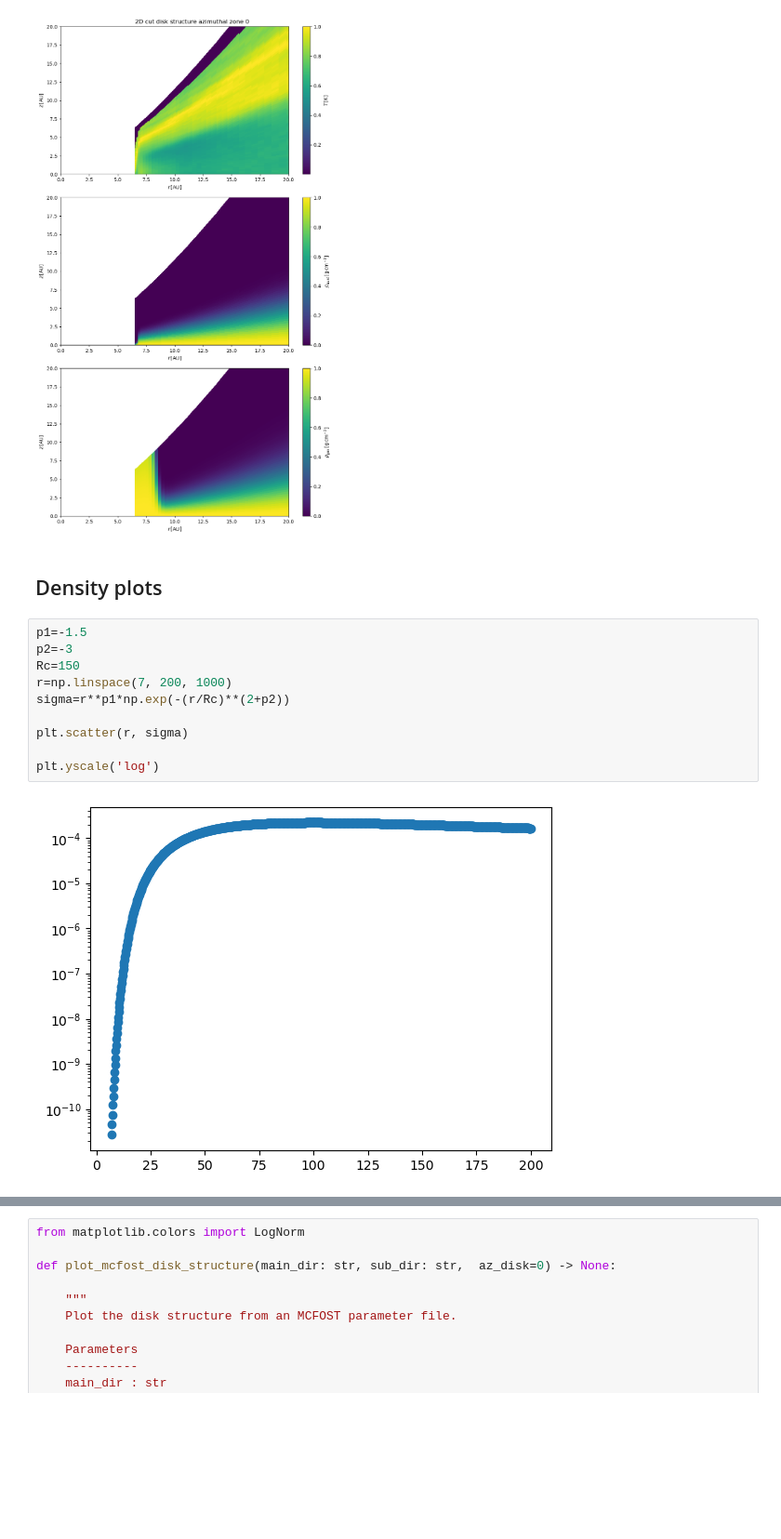
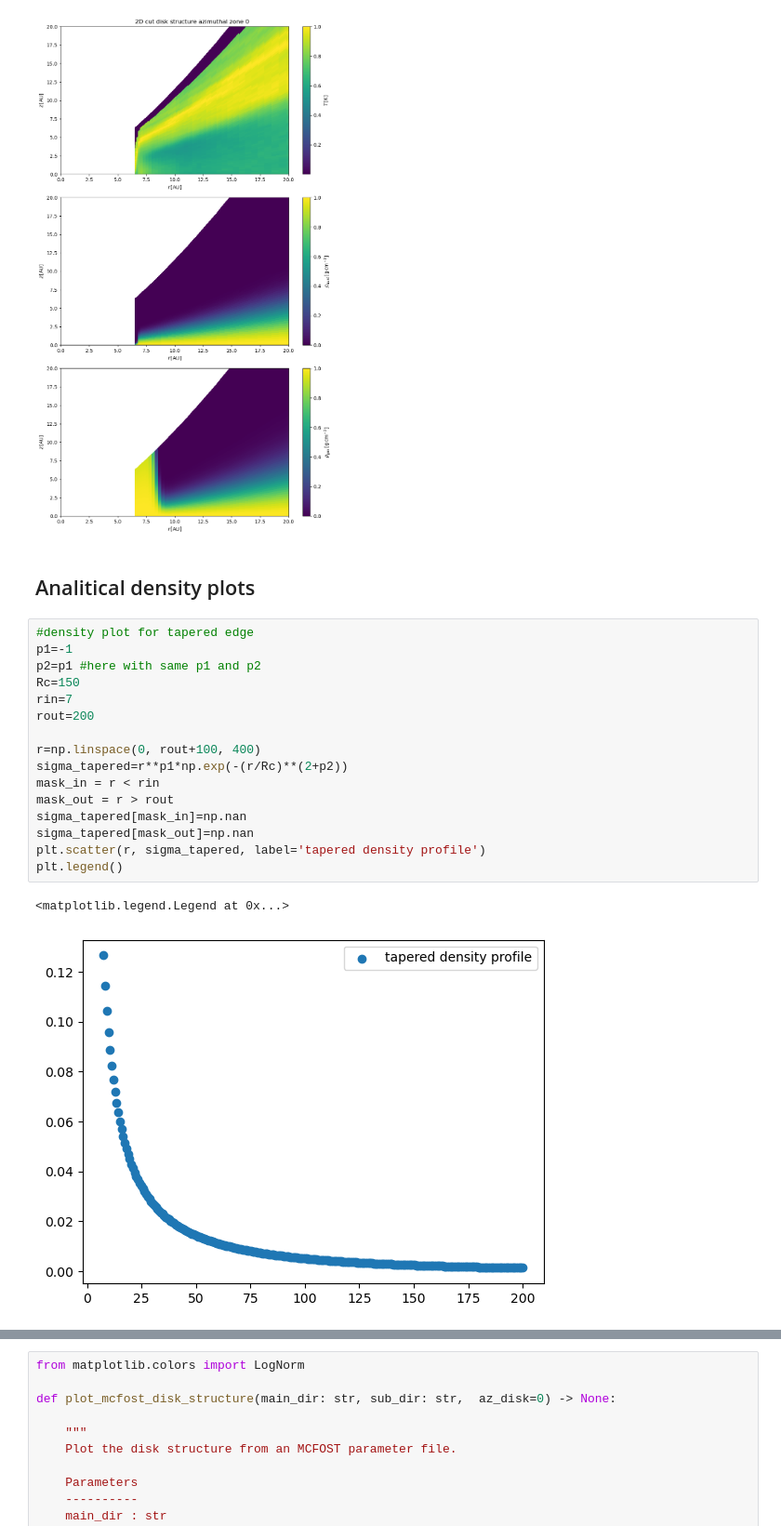
Before and after one commit to kandrych/modelling_optimisation, a Jupyter notebook: scripts/density_check.ipynb, the cells around one changed output, grey strips where cells are left out. Shown at 93% size. Cells and saved outputs as stored; diff of their text form; blank space fills up the shorter version.

```diff
--- a/scripts/density_check.ipynb
+++ b/scripts/density_check.ipynb
@@ -245,16 +245,23 @@ plt.show()
 # %% [output]
 [figure]
 # %% [markdown]
-## Density plots
+## Analitical density plots
 # %%
-p1=-1.5
-p2=-3
+#density plot for tapered edge
+p1=-1
+p2=p1 #here with same p1 and p2
 Rc=150
-r=np.linspace(7, 200, 1000)
-sigma=r**p1*np.exp(-(r/Rc)**(2+p2))
+rin=7
+rout=200
 
-plt.scatter(r, sigma)
-
-plt.yscale('log')
+r=np.linspace(0, rout+100, 400)
+sigma_tapered=r**p1*np.exp(-(r/Rc)**(2+p2))
+mask_in = r < rin
+mask_out = r > rout
+sigma_tapered[mask_in]=np.nan
+sigma_tapered[mask_out]=np.nan
+plt.scatter(r, sigma_tapered, label='tapered density profile')
+plt.legend()
 # %% [output]
+<matplotlib.legend.Legend at 0x...>
-[figure, old version]
+[figure, new version]
```
Also changed, not shown: parts of 3 cells of this notebook, 4 other files.
